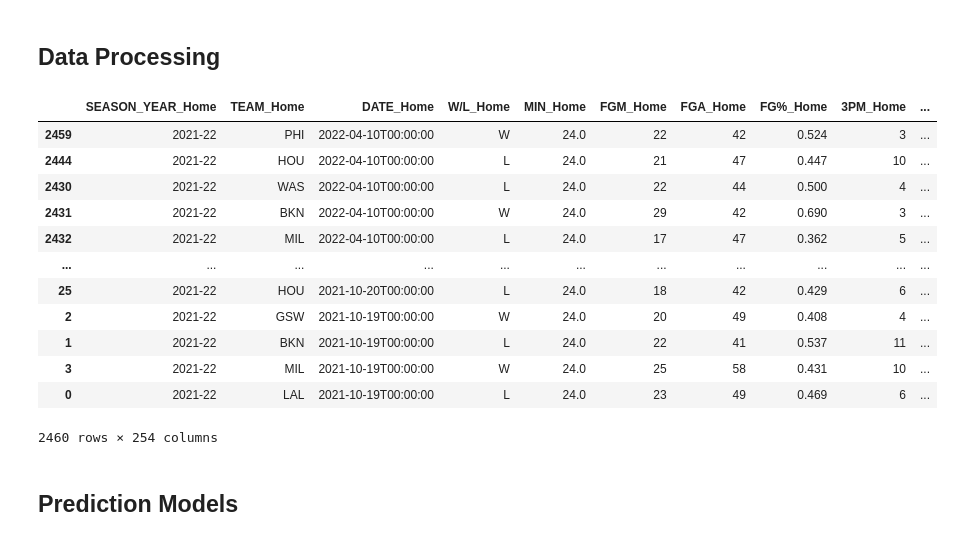
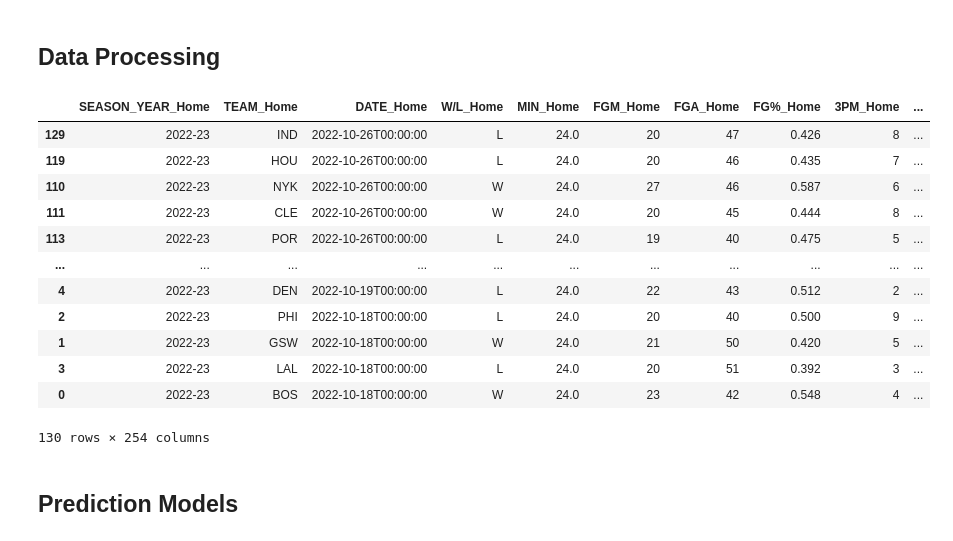
Before and after one commit to pickledim/NBA-match-predictor, a Jupyter notebook: Game_Analysis_Season_2022_23.ipynb, the cells around one changed output. Saved outputs shown, nothing was run; the diff lists cells and outputs as text; code cells hidden in the pictures.

```diff
--- a/Game_Analysis_Season_2022_23.ipynb
+++ b/Game_Analysis_Season_2022_23.ipynb
@@ -17,8 +17,8 @@ pd.options.display.max_columns = None
 # %%
 def data_proc_pipeline(pre_pros_name,post_pros_name, **kwrags):
 
-    data = stats_scraper2_0.web_scraper2_0(pre_pros_name, training_dataset=True, **kwargs)
-    data = algorithms.pre_process_cols_new(data)
+    data = stats_scraper.web_scraper(pre_pros_name, training_dataset=True, **kwargs)
+    data = algorithms.pre_process_cols(data)
     data = algorithms.hollinger_formula(data)
     data = algorithms.concat_home_away_stats(data)
     data = algorithms.get_dummies(data)
@@ -31,36 +31,36 @@ def data_proc_pipeline(pre_pros_name,post_pros_name, **kwrags):
 # %% [markdown]
 ## Inputs
 # %%
-kwargs = {'Season': '2021-22',
+kwargs = {'Season': '2022-23',
           'DateFrom': '',
           'DateTo' : ''}
 
-pre_pros_name = 'teams_boxscore_trad_2021_22_first_half.csv'
-post_pros_name = 'validation_data_first_half_2021.csv'
+pre_pros_name = 'teams_boxscore_trad_2022_23_first_half.csv'
+post_pros_name = 'validation_data_first_half_2022.csv'
 # %% [markdown]
 ## Data Processing
 # %%
-scrape = False
+scrape = True
 
 if scrape:
-    data_proc_pipeline(pre_pros_name,post_pros_name, **kwrags)
+    data = data_proc_pipeline(pre_pros_name,post_pros_name, **kwargs)
 else:
     data = pd.read_csv(post_pros_name, index_col=0)
 data
 # %% [output]
 |  | SEASON_YEAR_Home | TEAM_Home | DATE_Home | W/L_Home | MIN_Home | FGM_Home | FGA_Home | FG%_Home | 3PM_Home | ... |
-| 2459 | 2021-22 | PHI | 2022-04-10T00:00:00 | W | 24.0 | 22 | 42 | 0.524 | 3 | ... |
-| 2444 | 2021-22 | HOU | 2022-04-10T00:00:00 | L | 24.0 | 21 | 47 | 0.447 | 10 | ... |
-| 2430 | 2021-22 | WAS | 2022-04-10T00:00:00 | L | 24.0 | 22 | 44 | 0.500 | 4 | ... |
-| 2431 | 2021-22 | BKN | 2022-04-10T00:00:00 | W | 24.0 | 29 | 42 | 0.690 | 3 | ... |
-| 2432 | 2021-22 | MIL | 2022-04-10T00:00:00 | L | 24.0 | 17 | 47 | 0.362 | 5 | ... |
+| 129 | 2022-23 | IND | 2022-10-26T00:00:00 | L | 24.0 | 20 | 47 | 0.426 | 8 | ... |
+| 119 | 2022-23 | HOU | 2022-10-26T00:00:00 | L | 24.0 | 20 | 46 | 0.435 | 7 | ... |
+| 110 | 2022-23 | NYK | 2022-10-26T00:00:00 | W | 24.0 | 27 | 46 | 0.587 | 6 | ... |
+| 111 | 2022-23 | CLE | 2022-10-26T00:00:00 | W | 24.0 | 20 | 45 | 0.444 | 8 | ... |
+| 113 | 2022-23 | POR | 2022-10-26T00:00:00 | L | 24.0 | 19 | 40 | 0.475 | 5 | ... |
 | ... | ... | ... | ... | ... | ... | ... | ... | ... | ... | ... |
-| 25 | 2021-22 | HOU | 2021-10-20T00:00:00 | L | 24.0 | 18 | 42 | 0.429 | 6 | ... |
-| 2 | 2021-22 | GSW | 2021-10-19T00:00:00 | W | 24.0 | 20 | 49 | 0.408 | 4 | ... |
-| 1 | 2021-22 | BKN | 2021-10-19T00:00:00 | L | 24.0 | 22 | 41 | 0.537 | 11 | ... |
-| 3 | 2021-22 | MIL | 2021-10-19T00:00:00 | W | 24.0 | 25 | 58 | 0.431 | 10 | ... |
-| 0 | 2021-22 | LAL | 2021-10-19T00:00:00 | L | 24.0 | 23 | 49 | 0.469 | 6 | ... |
+| 4 | 2022-23 | DEN | 2022-10-19T00:00:00 | L | 24.0 | 22 | 43 | 0.512 | 2 | ... |
+| 2 | 2022-23 | PHI | 2022-10-18T00:00:00 | L | 24.0 | 20 | 40 | 0.500 | 9 | ... |
+| 1 | 2022-23 | GSW | 2022-10-18T00:00:00 | W | 24.0 | 21 | 50 | 0.420 | 5 | ... |
+| 3 | 2022-23 | LAL | 2022-10-18T00:00:00 | L | 24.0 | 20 | 51 | 0.392 | 3 | ... |
+| 0 | 2022-23 | BOS | 2022-10-18T00:00:00 | W | 24.0 | 23 | 42 | 0.548 | 4 | ... |
-2460 rows × 254 columns
+130 rows × 254 columns
 # %% [markdown]
 ## Prediction Models
 # %%
```
Also changed, not shown: parts of 5 cells of this notebook, 1 other file.
